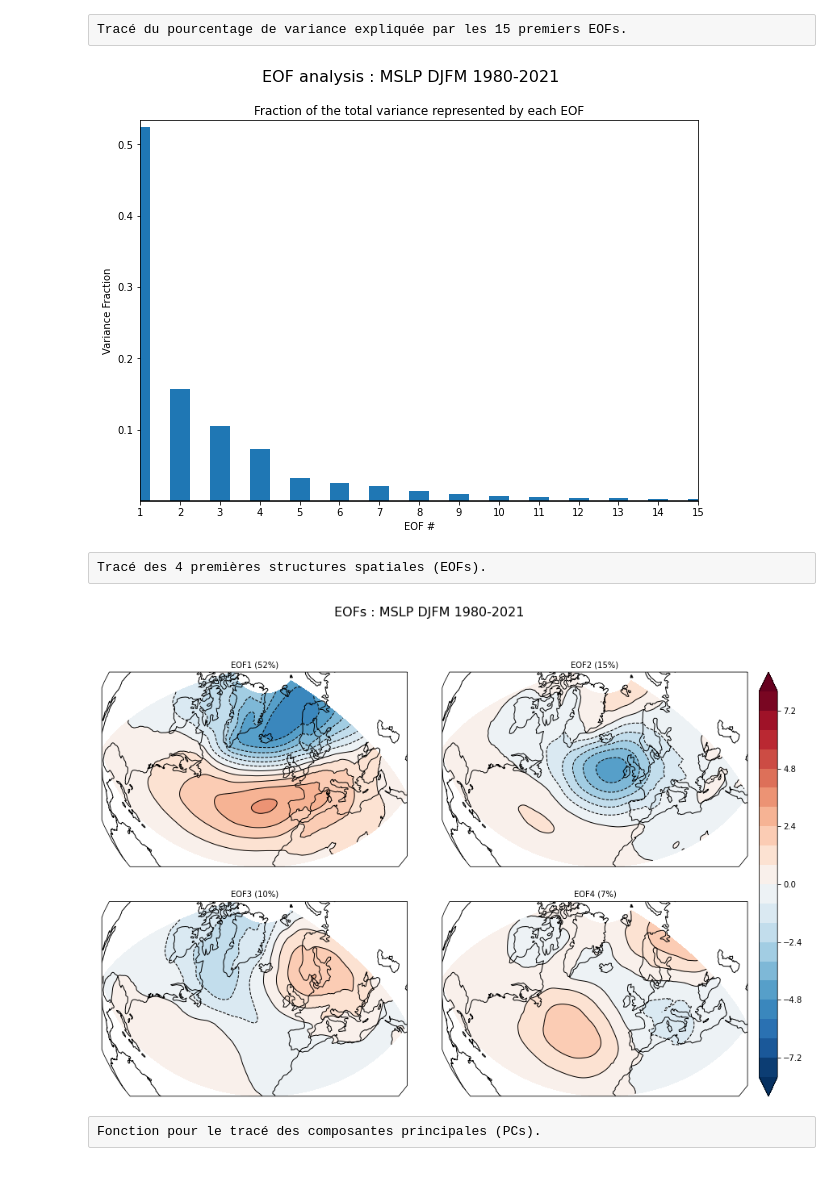
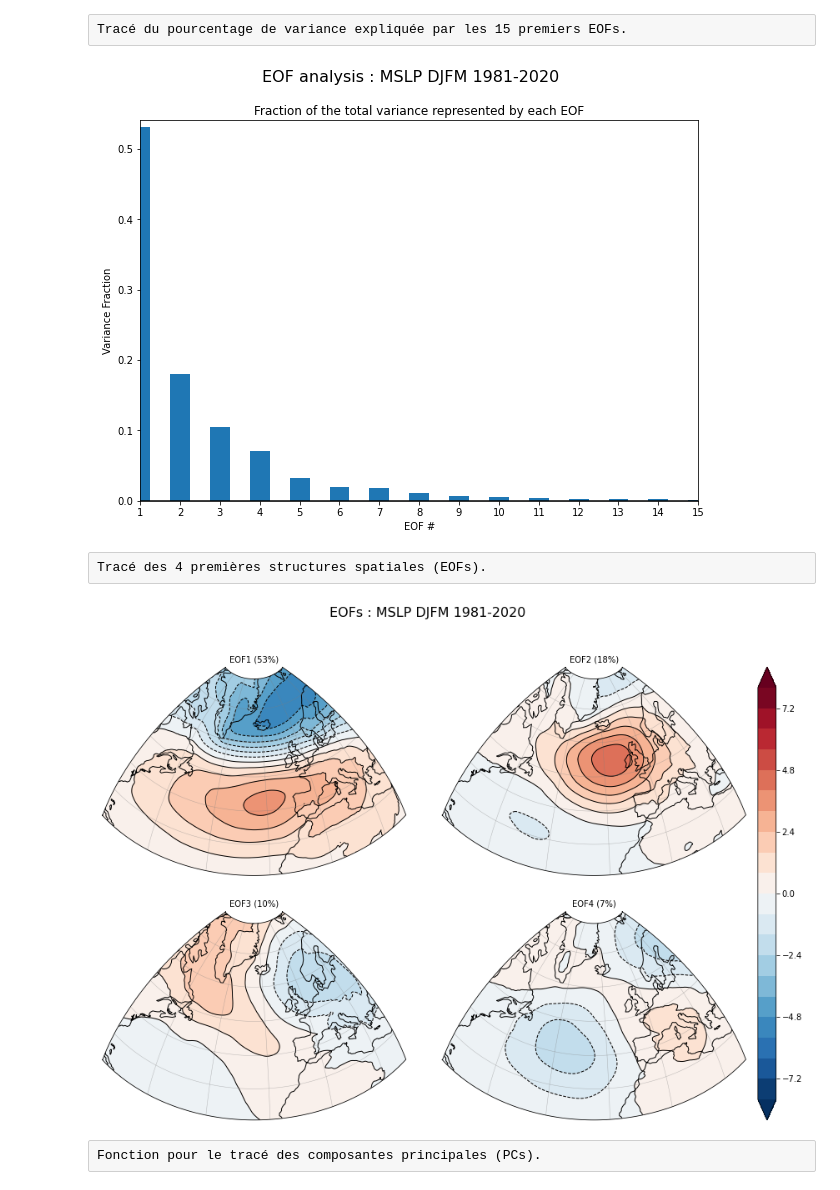
Before and after one commit to fredericferry/NAO, a Jupyter notebook: NAO.ipynb, the cells around one changed output. Drawn from its saved outputs; the diff is of its cells as text; code cells hidden in the pictures.

```diff
--- a/NAO.ipynb
+++ b/NAO.ipynb
@@ -307,6 +329,4 @@ Tracé des anomalies de Pmer des hivers sous forme de vignettes.
 # %%
-levels = np.arange(-20,22,2)
-
 fig = plt.figure(figsize=(16,6))
 fig.suptitle('DJFM Mean sea level pressure anomaly (hPa)', fontsize=16)
 
@@ -322,12 +342,12 @@ axgr = AxesGrid(fig, 111, axes_class=axes_class,
 for i, ax in enumerate(axgr):
     plot_background(ax)
     ax.set_title(date_str[i][0:4], fontsize=10)
-    p1 = ax.contourf(lon, lat, slp_anom[i,:,:], levels, transform=ccrs.PlateCarree(), cmap='coolwarm', extend='both')
-    p2 = ax.contour(lon, lat, slp_anom[i,:,:], levels, colors='black', linewidths=0.2, transform=ccrs.PlateCarree())
+    p1 = ax.contourf(lon, lat, slp_anom[i,:,:], levels_a, transform=ccrs.PlateCarree(), cmap='coolwarm', extend='both')
+    p2 = ax.contour(lon, lat, slp_anom[i,:,:], levels_a, colors='black', linewidths=0.2, transform=ccrs.PlateCarree())
     axgr.cbar_axes[i].colorbar(p1)
 
 plt.show()
 
-figname=dir_figs+'mslp_anom_DJFM_atl_'+date_str[0]+'-'+date_str[-1]
+figname=dir_figs+'mslp_anom_DJFM_atl_'+yr1+'-'+yr2
 fig.savefig(figname+'.png', bbox_inches='tight')
 # %% [output]
@@ -340,0 +405,8 @@ from eofs.standard import Eof
+# %%
+from eofs.standard import Eof
+
+print(slp_anom_Lisbon.shape)
+slp_anom_array=np.transpose(np.vstack((slp_anom_Lisbon, slp_anom_Stykkisholmur)))
+print(slp_anom_array.shape)
+
+solver = Eof(slp_anom_array, center=True)
@@ -341,5 +498,4 @@ from eofs.standard import Eof
 # %% [raw]
 Sur une grille régulière lat/lon qui ne conserve pas les aires, chaque point de grille n'est pas représentatif de la même surface. Ainsi, si aucune pondération n'est faite avant l'ACP il y aura un problème de distortion aux hautes latitudes. On applique donc en chaque point de grille une pondération consistant à diviser le champ par la racine carrée du cosinus de la latitude.
 # %%
-coslat = np.cos(np.deg2rad(lat)).clip(0., 1.)
-wgts = np.sqrt(coslat)[..., np.newaxis]
+wgts = np.sqrt(np.cos(np.deg2rad(lat)))[:, np.newaxis]
@@ -348,6 +504,5 @@ Rééalisation de l'ACP. Il n'est pas nécessaire de centrer les données, on tr
 # %%
-slp_anom=np.array(slp_anom)
-solver = Eof(slp_anom, weights=wgts, center=False)
-#solver = Eof(slp_djfm_anom, weights=None, center=False) # ACP sans pondération
+solver = Eof(np.array(slp_anom), weights=wgts, center=True)
+#solver = Eof(np.array(slp_anom), weights=None, center=False) # ACP sans pondération
 # %% [raw]
 Sorties du solveur.
@@ -406,7 +561,7 @@ print(varfrac[1]*100)
 Tracé du pourcentage de variance expliquée par les 15 premiers EOFs.
 # %%
 fig = plt.figure(figsize=(10, 7))
-fig.suptitle('EOF analysis : MSLP DJFM '+ str(year1)+'-'+str(year2), fontsize=16)
+fig.suptitle('EOF analysis : MSLP DJFM '+yr1+'-'+yr2, fontsize=16)
 
 eof_num = range(1, 16)
 plt.bar(eof_num, varfrac[0:15], width=0.5)
@@ -422,39 +577,38 @@ plt.show()
 figname=dir_figs+'varfrac_mslp_djfm_atl'
 fig.savefig(figname+'.png', bbox_inches='tight')
 # %% [output]
-[figure, old version]
+[figure, new version]
 # %% [raw]
 Tracé des 4 premières structures spatiales (EOFs).
 # %%
-axes_class = (GeoAxes,
-                  dict(map_projection=ccrs.Orthographic(central_longitude=-20, central_latitude=60)))
+axes_class = (GeoAxes, dict(map_projection=projection))
 fig = plt.figure(figsize=(15,10))
-fig.suptitle('EOFs : MSLP DJFM '+ str(year1)+'-'+str(year2), fontsize=16)
+fig.suptitle('EOFs : MSLP DJFM '+yr1+'-'+yr2, fontsize=16)
 
 axgr = AxesGrid(fig, 111, axes_class=axes_class,
        nrows_ncols=(2, 2),
        axes_pad=0.6,
        cbar_location='right',
        cbar_mode='single', # None/single/each
        cbar_pad=0.2,
        cbar_size='3%',
        label_mode='')  # note the empty label_mode
 
 clevs = np.linspace(-8, 8, 21)
 
 for i, ax in enumerate(axgr):
-   ax.coastlines()
-   ax.set_title('EOF'+str(i+1)+' ('+str(int(varfrac[i]*100))+'%)', fontsize=10, loc='center')
-   cf = ax.contourf(lon, lat, eofs[i], clevs, transform=ccrs.PlateCarree(), cmap='RdBu_r', extend='both')
-   c = ax.contour(lon, lat, eofs[i], levels=clevs, colors='black', linewidths=1, transform=ccrs.PlateCarree())
-   axgr.cbar_axes[i].colorbar(cf)
+    plot_background(ax)
+    ax.set_title('EOF'+str(i+1)+' ('+str(int(varfrac[i]*100))+'%)', fontsize=10, loc='center')
+    cf = ax.contourf(lon, lat, eofs[i], clevs, transform=ccrs.PlateCarree(), cmap='RdBu_r', extend='both')
+    c = ax.contour(lon, lat, eofs[i], levels=clevs, colors='black', linewidths=1, transform=ccrs.PlateCarree())
+    axgr.cbar_axes[i].colorbar(cf)
 
 plt.show()
 
 figname=dir_figs+'eofs_mslp_djfm_atl'
 fig.savefig(figname+'.png', bbox_inches='tight')
 # %% [output]
-[figure, old version]
+[figure, new version]
 # %% [raw]
 Fonction pour le tracé des composantes principales (PCs).
 # %%
```
Also changed, not shown: parts of 67 cells of this notebook.
